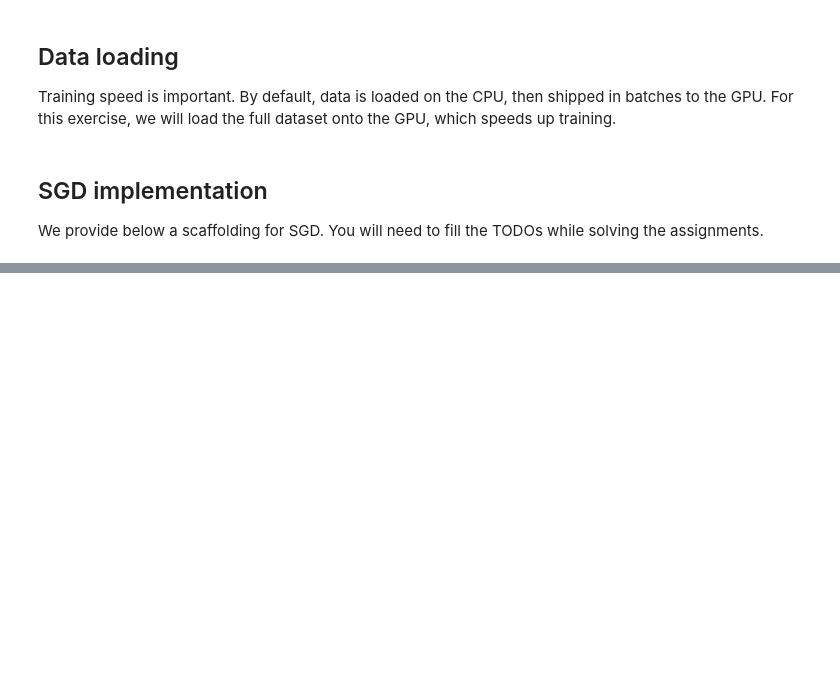
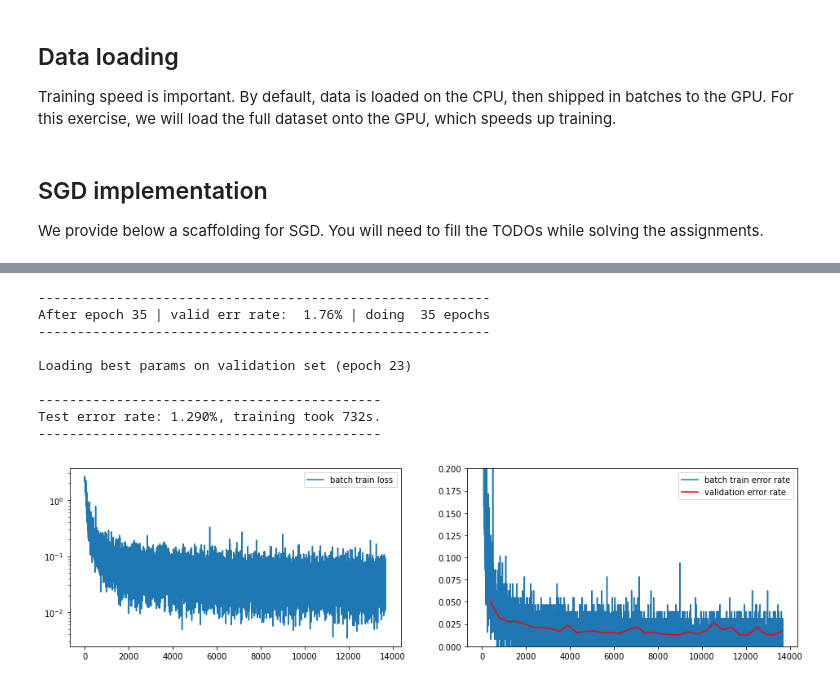
Before and after one commit to jdworzans/nn-and-nlp, a Jupyter notebook: A2.ipynb, the cells around one changed output, grey strips where cells are left out. Drawn from its saved outputs; the diff is of its cells as text; code cells hidden in the pictures; blank space fills up the shorter version.

```diff
--- a/A2.ipynb
+++ b/A2.ipynb
@@ -525,0 +531,58 @@ Test error rate: 1.940%, training took 175s.
+# %%
+class Model2D(Model):
+    def forward(self, X):
+        return self.layers.forward(X)
+
+
+model = Model2D(
+    nn.Conv2d(1, 32, (3, 3)),
+    nn.ReLU(inplace=True),
+    nn.Conv2d(32, 32, (3, 3)),
+    nn.ReLU(inplace=True),
+    nn.MaxPool2d((3, 3)),
+    nn.Conv2d(32, 32, (3, 3)),
+    nn.ReLU(inplace=True),
+    nn.Conv2d(32, 16, (3, 3)),
+    nn.ReLU(inplace=True),
+    nn.MaxPool2d((3, 3)),
+    Model(
+        nn.Linear(16, 10),
+    ),
+)
+
+with torch.no_grad():
+    # Initialize parameters
+    for name, p in model.named_parameters():
+        if "weight" in name:
+            nn.init.xavier_normal_(p, gain=nn.init.calculate_gain("relu"))
+        elif "bias" in name:
+            p.zero_()
+        else:
+            raise ValueError('Unknown parameter name "%s"' % name)
+
+def alpha():
+    yield from itertools.repeat(5e-2, 40)
+    yield from itertools.repeat(5e-2 / 2)
+
+# On GPU enabled devices set device='cuda' else set device='cpu'
+t_start = time.time()
+SGD(model, mnist_loaders, alpha=alpha(), epsilon=1e-3, decay=1e-4, max_num_epochs=100, device="cpu")
+
+
+test_err_rate = compute_error_rate(model, mnist_loaders["test"])
+m = (
+    f"Test error rate: {test_err_rate * 100.0:.3f}%, "
+    f"training took {time.time() - t_start:.0f}s."
+)
+print("{0}\n{1}\n{0}".format("-" * len(m), m))
+# %% [output]
+----------------------------------------------------------
+After epoch 35 | valid err rate:  1.76% | doing  35 epochs
+----------------------------------------------------------
+
+Loading best params on validation set (epoch 23)
+
+--------------------------------------------
+Test error rate: 1.290%, training took 732s.
+--------------------------------------------
+[figure, added]
```
Also changed, not shown: parts of 2 cells of this notebook.
